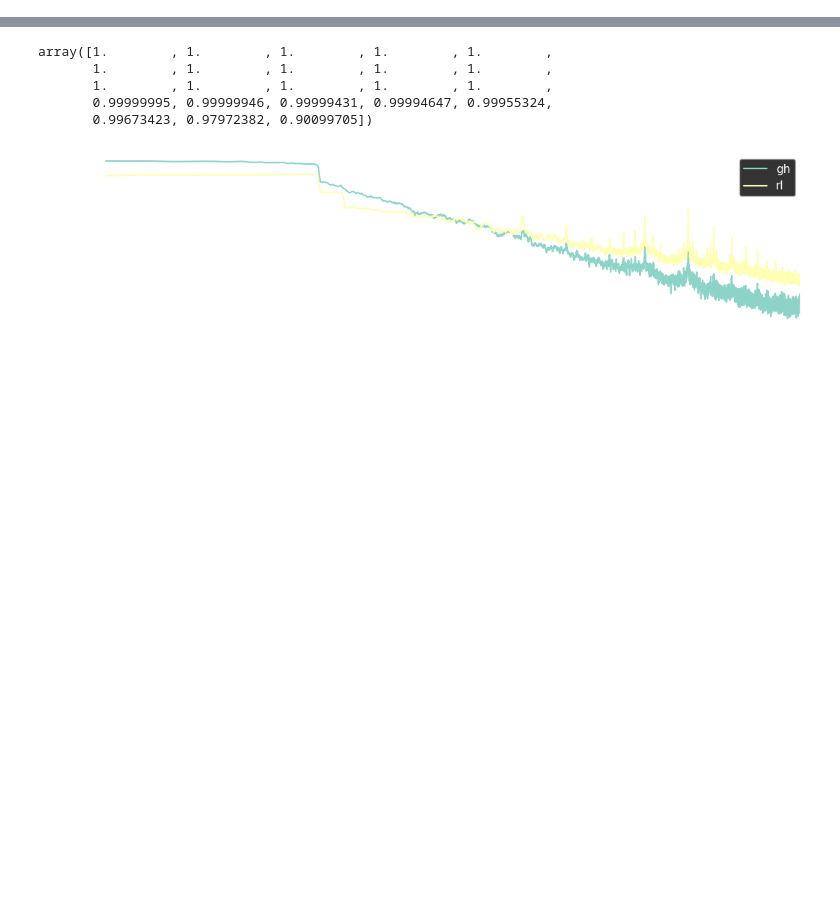
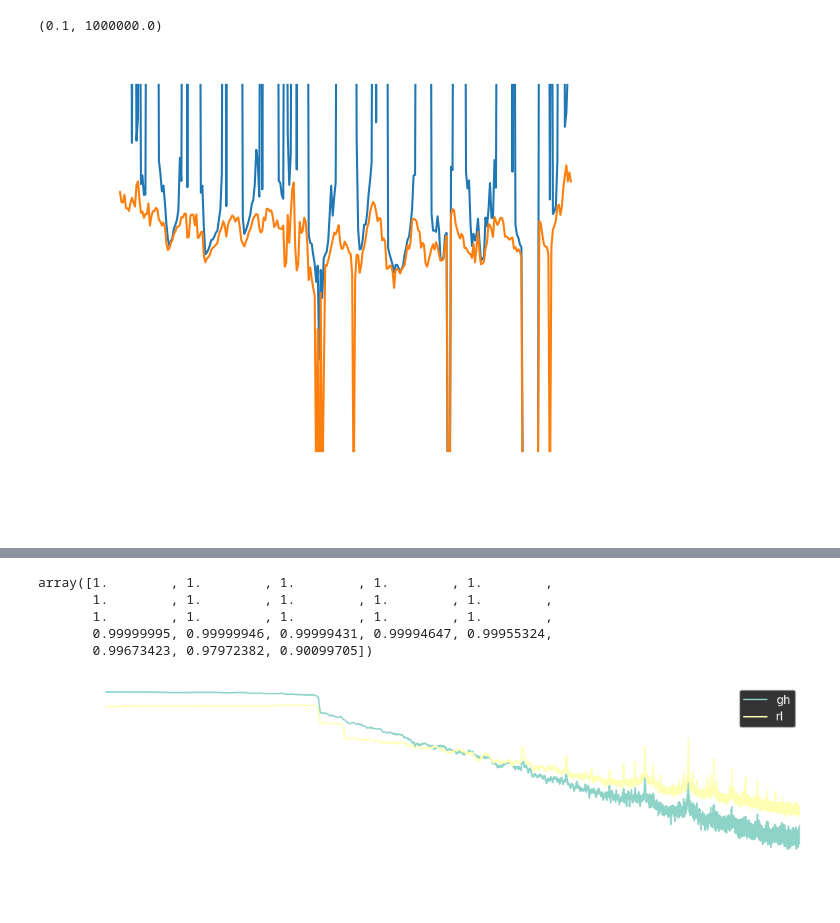
Before and after one commit to Olivier577/multitaper, a Jupyter notebook: multitaper/examples/om_test.ipynb, the cells around one changed output, grey strips where cells are left out. Saved outputs shown, nothing was run; the diff lists cells and outputs as text; code cells hidden in the pictures; blank space fills up the shorter version.

```diff
--- a/multitaper/examples/om_test.ipynb
+++ b/multitaper/examples/om_test.ipynb
@@ -7,13 +7,17 @@ The autoreload extension is already loaded. To reload it, use:
 # %%
+import sys
+import libtfr
+import multitaper
 import numpy as np
 import pandas as pd
+import xarray as xr
 from scipy.signal import detrend
-from scipy.stats import gmean
 
 # plotting
 import matplotlib.pyplot as plt
 import matplotlib.colors as mcolors
 import matplotlib.dates as mdates
+import matplotlib as mpl
 import seaborn as sns
 
 sns.set_theme('notebook', style='ticks')
@@ -23,18 +27,19 @@ plt.rcParams.update({
     "axes.facecolor":    (0, 0, 0, 0),
     "savefig.facecolor": (0, 0, 0, 0),
 })
+from cycler import cycler
+mpl.rcParams['axes.prop_cycle'] = cycler('color',
+    ['#1f77b4', '#ff7f0e', '#2ca02c', '#d62728', '#9467bd', '#8c564b', '#e377c2', '#7f7f7f', '#bcbd22', '#17becf']
+)
 
 
 # multitaper
-import multitaper
-import libtfr
 
-import sys
-sys.path.append('../../../PycharmProjects/orca5/')
-# from src.model.hallmoench import (
-#     get_impulse_response, get_impulse_response2
-# )
+sys.path.append('../../../PycharmProjects/orca5')
 import src.wangwoerman.wangwoerman as ww
+from src.model.hallmoench import (
+    get_impulse_response, get_impulse_response2
+)
 # %%
 def power_bit_length(x):
     return int(2**(x-1).bit_length())
@@ -252,0 +483,9 @@ def hs_estimator(s, Pxx, Pyy, Pyx, Pxy):
+# %%
+# load river and groundwater signals
+sig = load_rl_gh_signals(
+    '../../../PycharmProjects/orca5/data/raw_data/hydro/2346_518_2002_1859.h5',
+    '../../../PycharmProjects/orca5/data/raw_data/piezo/150_head_bsl.h5',
+    from_date='2011-04-04', until_date=None, sampling_period='H'
+)
+print(sig.head())
+sig_interp = sig.dropna().resample('H').mean().resample('H').interpolate()
@@ -273,0 +515,6 @@ datetime
+# %%
+ucf = 24*dt
+trf_fit = sliding_trf_fit(
+    data=sig_interp, dt=dt, twin=twin, olap=0.5, nw=3.5, kspec=5, fmin=(2/3)/ucf, fmax=1/ucf,
+    iadapt=0, vn=None, lamb=None, wl=0.0, a=10, x=45
+)
@@ -274 +555,10 @@ datetime
+# %%
+fig, ax = plt.subplots()
+ax.set_yscale('log')
+trf_fit.sel(var=['R_H1']).plot(ax=ax)
+trf_fit.sel(var=['R_T']).plot(ax=ax)
+ax.set_ylim(1e-1, 1e6)
+# %% [output]
+(0.1, 1000000.0)
+[figure, added]
 # %%
```
Also changed, not shown: parts of 36 cells of this notebook, 2 other files.
